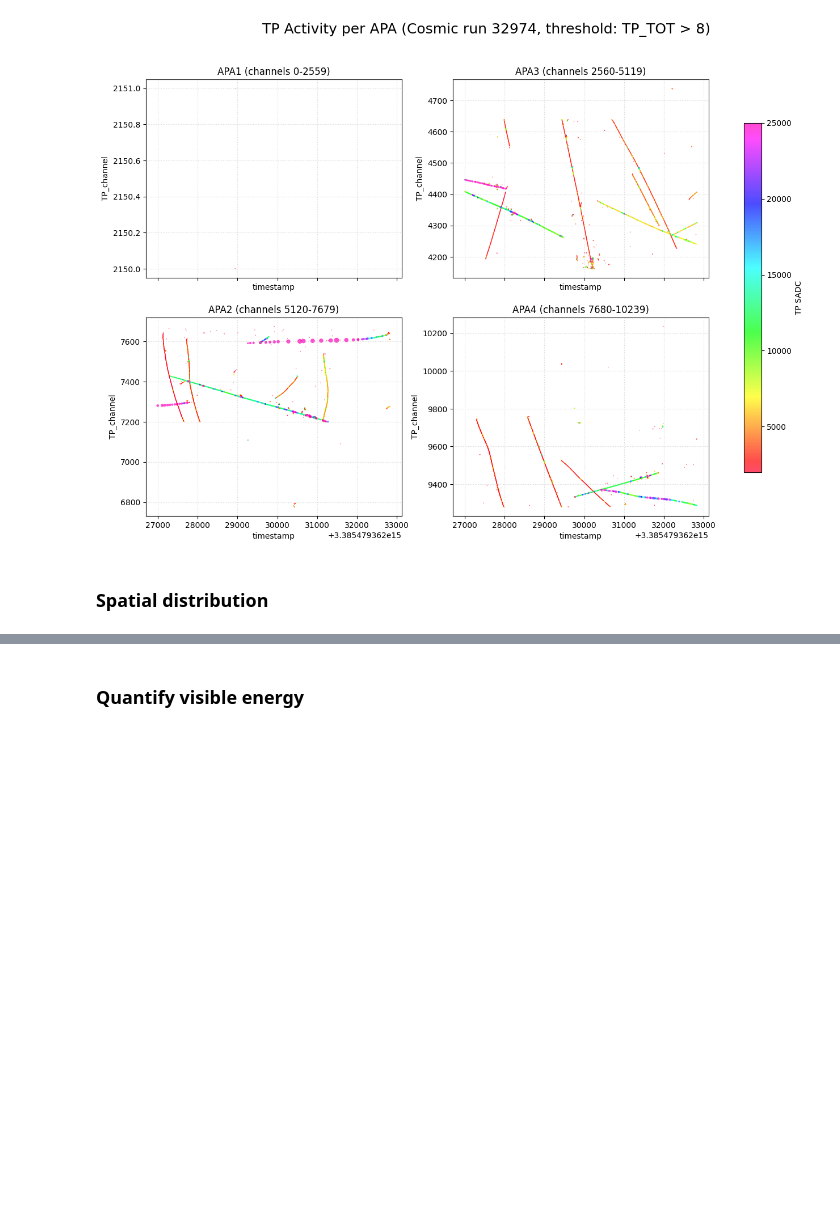
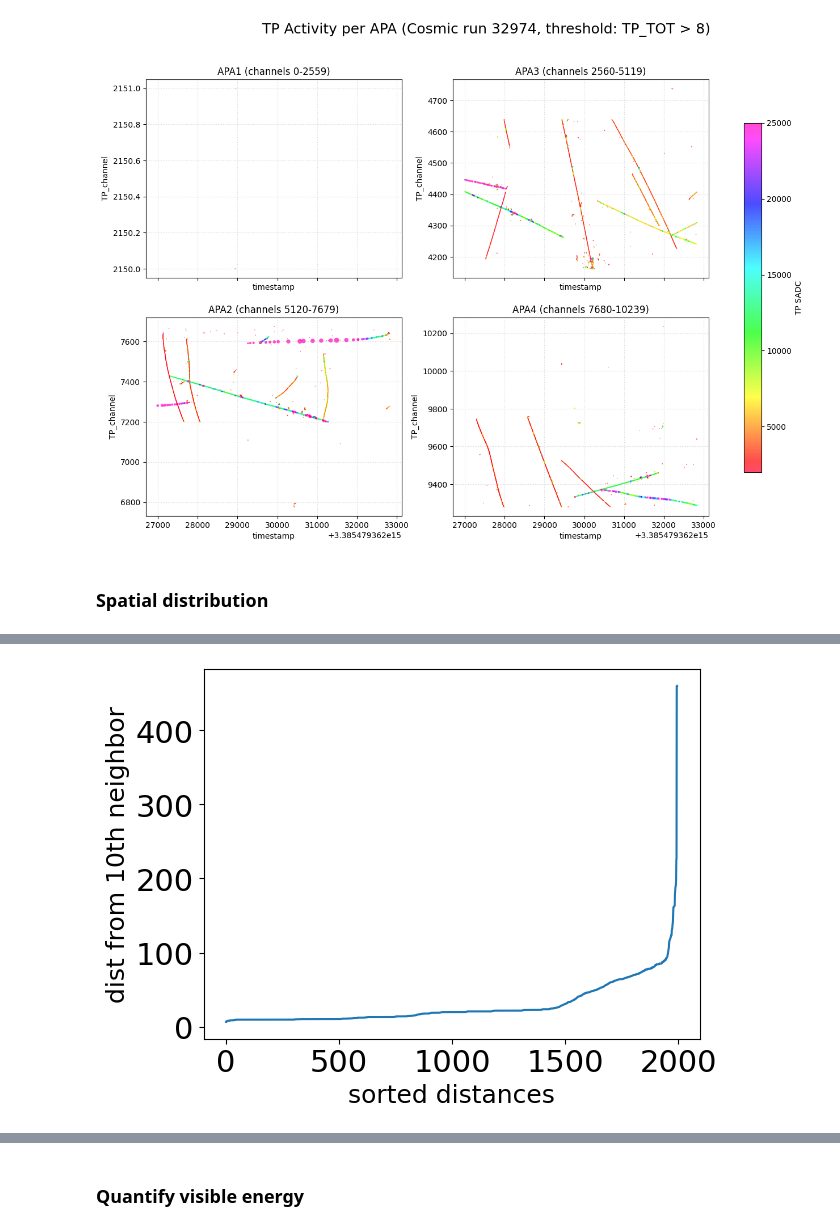
Before and after one commit to JuliaFavaro/SS25_TP_ProtoDUNE, a Jupyter notebook: src/RUN_test event_run_TPC.ipynb, the cells around one changed output, grey strips where cells are left out. Drawn from its saved outputs; the diff is of its cells as text; code cells hidden in the pictures; blank space fills up the shorter version.

```diff
--- a/src/RUN_test event_run_TPC.ipynb
+++ b/src/RUN_test event_run_TPC.ipynb
@@ -414,0 +400,18 @@ IndexingError: Unalignable boolean Series provided as indexer (index of the bool
+# %%
+from scipy.spatial.distance import pdist, squareform
+dist = pdist(X, 'euclidean') #pair wise distance
+dist = squareform(dist) #distance matrix given the vector dist
+
+k = 10
+kth_distances = list()
+for d in dist:
+    index_kth_distance = np.argsort(d)[k]
+    kth_distances.append(d[index_kth_distance])
+
+plt.plot(range(0, len(kth_distances)), sorted(kth_distances))
+plt.ylabel('dist from %sth neighbor' % k, fontsize=18)
+plt.xlabel('sorted distances', fontsize=18)
+plt.tick_params(axis='both', which='major', labelsize=22)
+plt.show()
+# %% [output]
+[figure, added]
```
Also changed, not shown: parts of 11 cells of this notebook.
